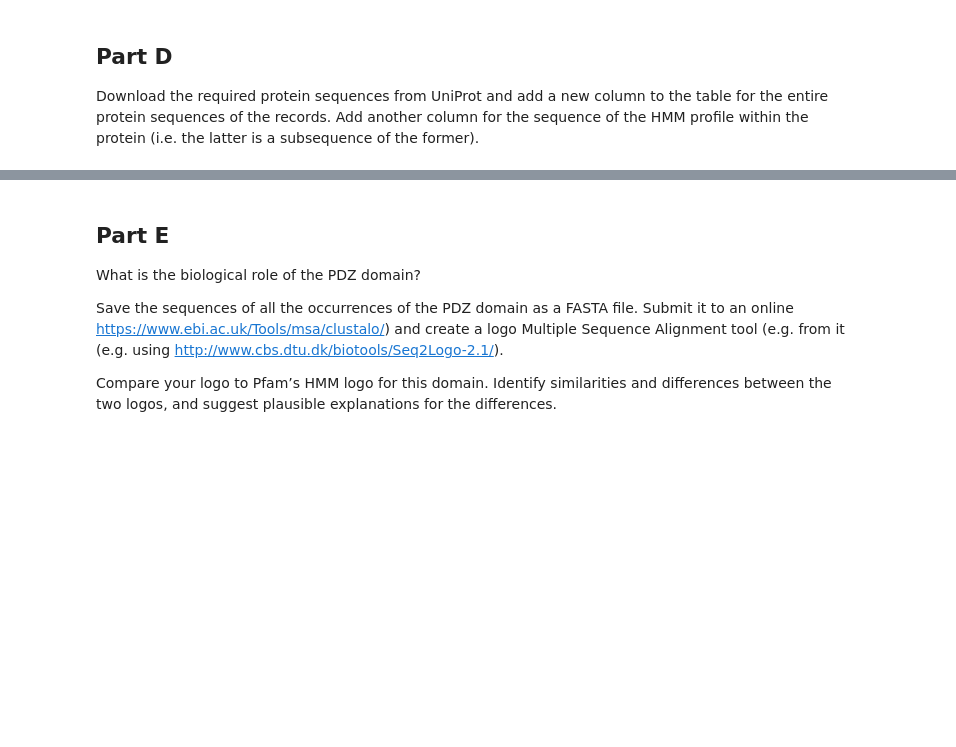
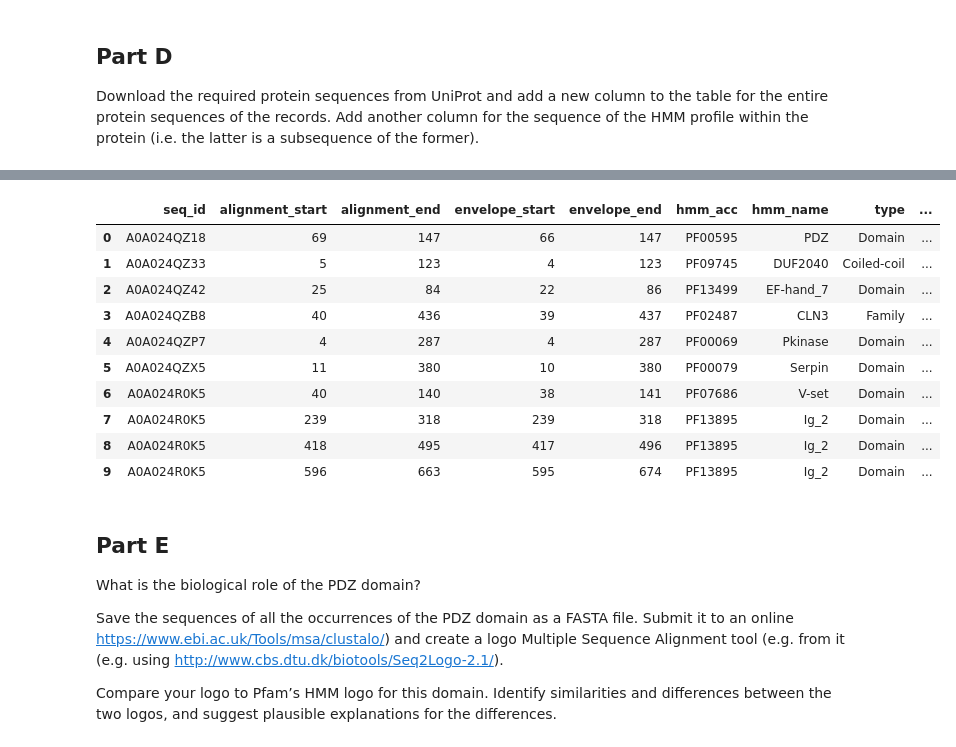
Before and after one commit to Juarfern/Python_Study, a Jupyter notebook: QBRP/07_Lesson/Lesson_07_HE.ipynb, the cells around one changed output, grey strips where cells are left out. Drawn from its saved outputs; the diff is of its cells as text; code cells hidden in the pictures; blank space fills up the shorter version.

```diff
--- a/QBRP/07_Lesson/Lesson_07_HE.ipynb
+++ b/QBRP/07_Lesson/Lesson_07_HE.ipynb
@@ -190,3 +190,7 @@ with gzip.open(os.path.join(DIR, file_path), 'rt') as handle:
         # print(record)
         # print('~~~~~~~~~~~~~~~~')
         uniprot_id_seq[record.id.split('|')[1]] = str(record.seq)
+
+df['protien_seq'] = df['seq_id'].apply(lambda seq_id: uniprot_id_seq.get(seq_id, np.nan))
+
+# Need to sift through and extract the hmm_seq into a new column
@@ -213,3 +197,29 @@ uniprot_id_seq
+# %%
+def get_hmm_seq(record):
+
+    # protein_seq = record['protien_seq']
+    if pd.isnull(record['protien_seq']):
+        return np.nan
+    else:
+        start = record['alignment_start'] - 1
+        end = record['alignment_end']
+        return record['protien_seq'][start:end]
+
+df['hmm_seq'] = df.apply(get_hmm_seq, axis = 1)
+# %%
+display(df.head(10))
+# %% [output]
+|  | seq_id | alignment_start | alignment_end | envelope_start | envelope_end | hmm_acc | hmm_name | type | ... |
+| 0 | A0A024QZ18 | 69 | 147 | 66 | 147 | PF00595 | PDZ | Domain | ... |
+| 1 | A0A024QZ33 | 5 | 123 | 4 | 123 | PF09745 | DUF2040 | Coiled-coil | ... |
+| 2 | A0A024QZ42 | 25 | 84 | 22 | 86 | PF13499 | EF-hand_7 | Domain | ... |
+| 3 | A0A024QZB8 | 40 | 436 | 39 | 437 | PF02487 | CLN3 | Family | ... |
+| 4 | A0A024QZP7 | 4 | 287 | 4 | 287 | PF00069 | Pkinase | Domain | ... |
+| 5 | A0A024QZX5 | 11 | 380 | 10 | 380 | PF00079 | Serpin | Domain | ... |
+| 6 | A0A024R0K5 | 40 | 140 | 38 | 141 | PF07686 | V-set | Domain | ... |
+| 7 | A0A024R0K5 | 239 | 318 | 239 | 318 | PF13895 | Ig_2 | Domain | ... |
+| 8 | A0A024R0K5 | 418 | 495 | 417 | 496 | PF13895 | Ig_2 | Domain | ... |
+| 9 | A0A024R0K5 | 596 | 663 | 595 | 674 | PF13895 | Ig_2 | Domain | ... |
 # %% [markdown]
 ## Part E
 What is the biological role of the PDZ domain?
```
Also changed, not shown: parts of 1 cell of this notebook.
